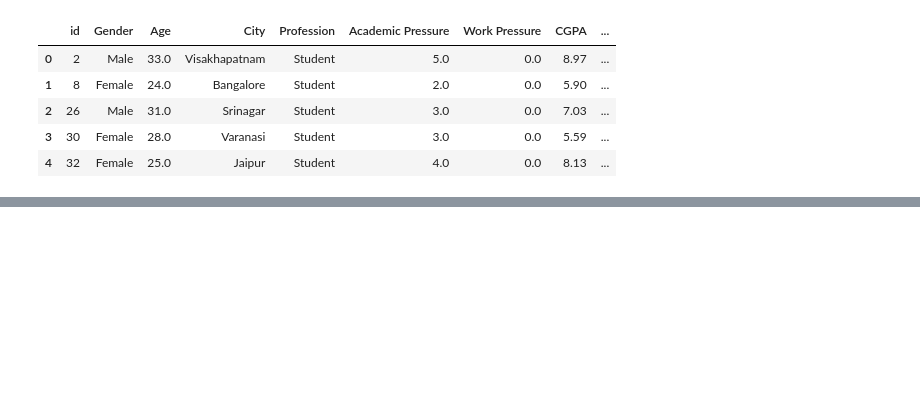
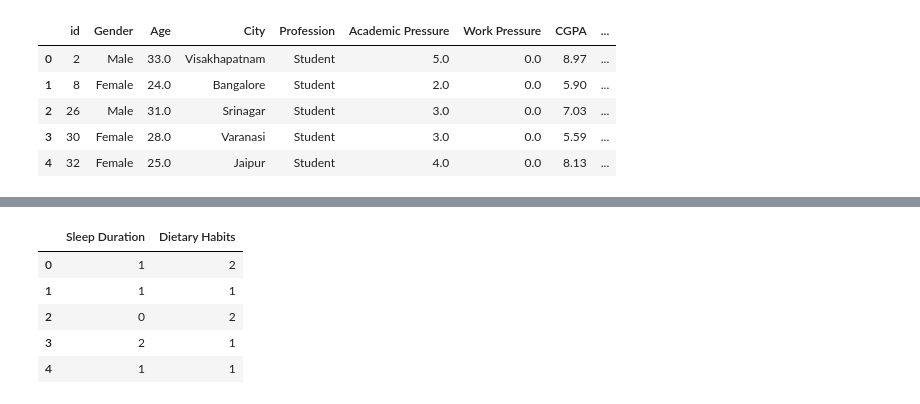
Before and after one commit to Plumz17/FinalProjectML, a Jupyter notebook: FinalProjectML.ipynb, the cells around one changed output, grey strips where cells are left out. Saved outputs shown, nothing was run; the diff lists cells and outputs as text; code cells hidden in the pictures; blank space fills up the shorter version.

```diff
--- a/FinalProjectML.ipynb
+++ b/FinalProjectML.ipynb
@@ -43,0 +144,25 @@ df.head()
+# %%
+# Ordinal Columns Label Encoding
+sleep_map = {
+  'Less than 5 hours': 0,
+  '5-6 hours': 1,
+  '7-8 hours': 2,
+  'More than 8 hours': 3,
+  'Others': 3 # merge with the fewest category
+}
+diet_map = {
+  'Unhealthy': 0,
+  'Moderate': 1,
+  'Healthy': 2,
+  'Others': 2 # merge with the fewest category
+}
+df['Sleep Duration'] = df['Sleep Duration'].map(sleep_map)
+df['Dietary Habits'] = df['Dietary Habits'].map(diet_map)
+df[['Sleep Duration', 'Dietary Habits']].head()
+# %% [output]
+|  | Sleep Duration | Dietary Habits |
+| 0 | 1 | 2 |
+| 1 | 1 | 1 |
+| 2 | 0 | 2 |
+| 3 | 2 | 1 |
+| 4 | 1 | 1 |
```
Also changed, not shown: parts of 16 cells of this notebook.
